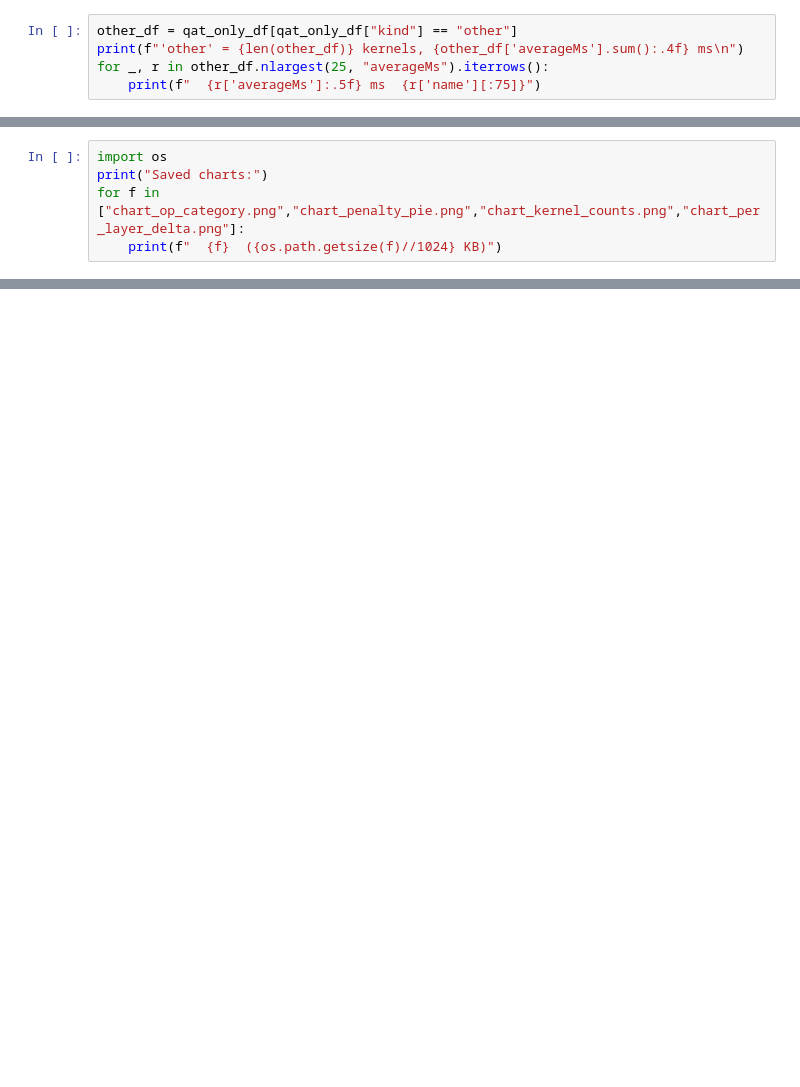
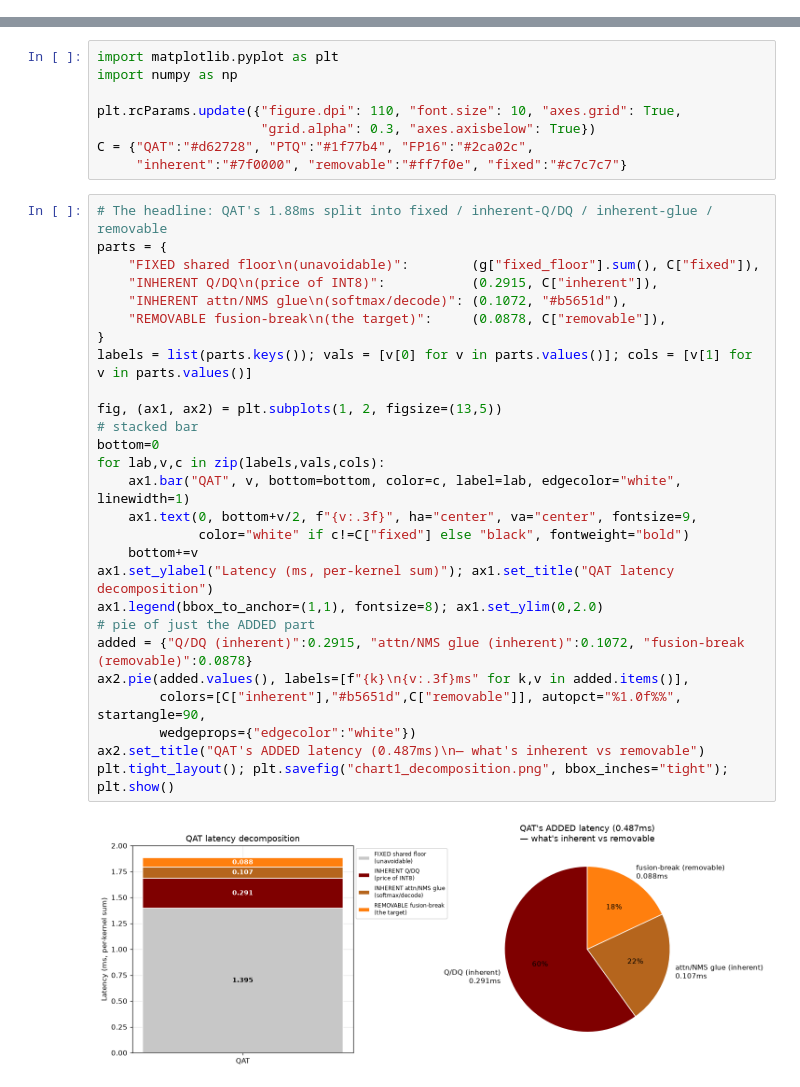
Before and after one commit to mathisL04/Medtronic-UCL-QAT, a Jupyter notebook: qat_vs_ptq_kernel_profiling.ipynb, the cells around one changed output, grey strips where cells are left out. Drawn from its saved outputs; the diff is of its cells as text; blank space fills up the shorter version.

```diff
--- a/qat_vs_ptq_kernel_profiling.ipynb
+++ b/qat_vs_ptq_kernel_profiling.ipynb
@@ -173,5 +73,0 @@ print(summary.round(4))
-# %%
-other_df = qat_only_df[qat_only_df["kind"] == "other"]
-print(f"'other' = {len(other_df)} kernels, {other_df['averageMs'].sum():.4f} ms\n")
-for _, r in other_df.nlargest(25, "averageMs").iterrows():
-    print(f"  {r['averageMs']:.5f} ms  {r['name'][:75]}")
@@ -328,5 +73,0 @@ plt.tight_layout(); plt.savefig("chart_per_layer_delta.png", bbox_inches="tight"
-# %%
-import os
-print("Saved charts:")
-for f in ["chart_op_category.png","chart_penalty_pie.png","chart_kernel_counts.png","chart_per_layer_delta.png"]:
-    print(f"  {f}  ({os.path.getsize(f)//1024} KB)")
@@ -332,0 +636,37 @@ for f in ["chart_op_category.png","chart_penalty_pie.png","chart_kernel_counts.p
+# %%
+import matplotlib.pyplot as plt
+import numpy as np
+
+plt.rcParams.update({"figure.dpi": 110, "font.size": 10, "axes.grid": True,
+                     "grid.alpha": 0.3, "axes.axisbelow": True})
+C = {"QAT":"#d62728", "PTQ":"#1f77b4", "FP16":"#2ca02c",
+     "inherent":"#7f0000", "removable":"#ff7f0e", "fixed":"#c7c7c7"}
+# %%
+# The headline: QAT's 1.88ms split into fixed / inherent-Q/DQ / inherent-glue / removable
+parts = {
+    "FIXED shared floor\n(unavoidable)":        (g["fixed_floor"].sum(), C["fixed"]),
+    "INHERENT Q/DQ\n(price of INT8)":           (0.2915, C["inherent"]),
+    "INHERENT attn/NMS glue\n(softmax/decode)": (0.1072, "#b5651d"),
+    "REMOVABLE fusion-break\n(the target)":     (0.0878, C["removable"]),
+}
+labels = list(parts.keys()); vals = [v[0] for v in parts.values()]; cols = [v[1] for v in parts.values()]
+
+fig, (ax1, ax2) = plt.subplots(1, 2, figsize=(13,5))
+# stacked bar
+bottom=0
+for lab,v,c in zip(labels,vals,cols):
+    ax1.bar("QAT", v, bottom=bottom, color=c, label=lab, edgecolor="white", linewidth=1)
+    ax1.text(0, bottom+v/2, f"{v:.3f}", ha="center", va="center", fontsize=9,
+             color="white" if c!=C["fixed"] else "black", fontweight="bold")
+    bottom+=v
+ax1.set_ylabel("Latency (ms, per-kernel sum)"); ax1.set_title("QAT latency decomposition")
+ax1.legend(bbox_to_anchor=(1,1), fontsize=8); ax1.set_ylim(0,2.0)
+# pie of just the ADDED part
+added = {"Q/DQ (inherent)":0.2915, "attn/NMS glue (inherent)":0.1072, "fusion-break (removable)":0.0878}
+ax2.pie(added.values(), labels=[f"{k}\n{v:.3f}ms" for k,v in added.items()],
+        colors=[C["inherent"],"#b5651d",C["removable"]], autopct="%1.0f%%", startangle=90,
+        wedgeprops={"edgecolor":"white"})
+ax2.set_title("QAT's ADDED latency (0.487ms)\n— what's inherent vs removable")
+plt.tight_layout(); plt.savefig("chart1_decomposition.png", bbox_inches="tight"); plt.show()
+# %% [output]
+[figure, added]
```
Also changed, not shown: parts of 48 cells of this notebook, 5 other files.
